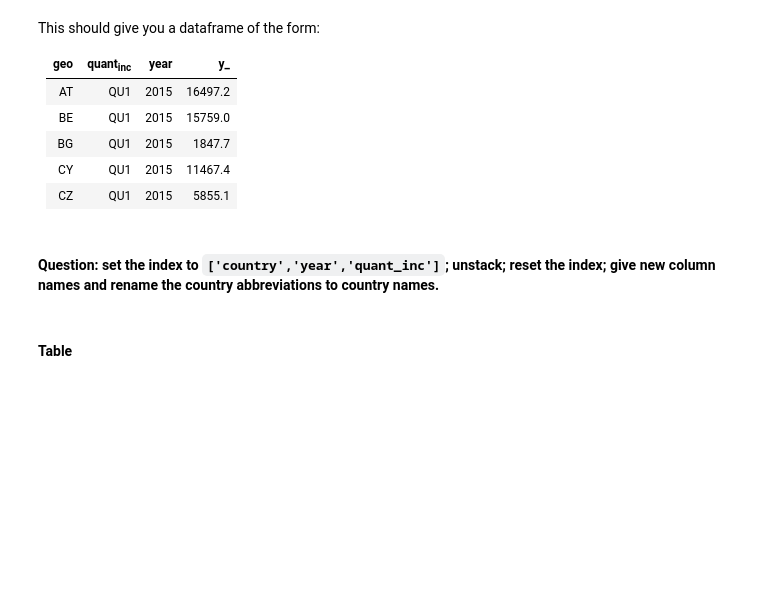
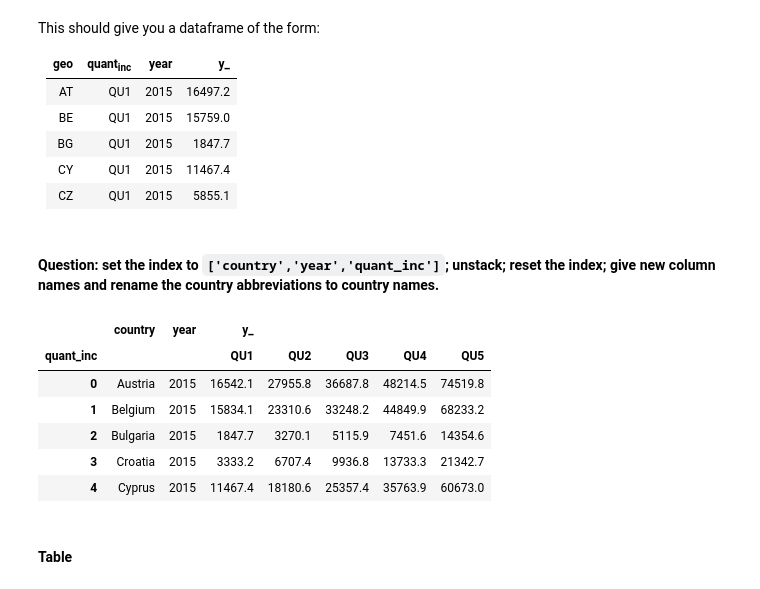
Before and after one commit to cejkiebo/msc_datascience, a Jupyter notebook: hacking_part_2.ipynb, the cells around one changed output. Saved outputs shown, nothing was run; the diff lists cells and outputs as text; code cells hidden in the pictures; blank space fills up the shorter version.

```diff
--- a/hacking_part_2.ipynb
+++ b/hacking_part_2.ipynb
@@ -379,6 +374,30 @@ This should give you a dataframe of the form:
 | CZ|QU1|2015|5855.1|
 # %% [markdown]
 #### Question: set the index to `['country','year','quant_inc']`; unstack; reset the index; give new column names and rename the country abbreviations to country names.
+# %%
+df_n['country'] = df_n['geo'].replace(eurostat_dictionary)
+df_n.drop(
+    ['geo'],
+    axis = 1,
+    inplace = True
+)
+
+df_n.set_index(
+    ["country", "year", "quant_inc"],
+    inplace = True
+)
+df_n = df_n.unstack()
+df_n.reset_index(inplace = True)
+df_n.columns = [''.join(col).strip() for col in df_n.columns.values]
+df_n.head()
+# %% [output]
+|  | country | year | y_ |  |  |  |  |
+| quant_inc |  |  | QU1 | QU2 | QU3 | QU4 | QU5 |
+| 0 | Austria | 2015 | 16542.1 | 27955.8 | 36687.8 | 48214.5 | 74519.8 |
+| 1 | Belgium | 2015 | 15834.1 | 23310.6 | 33248.2 | 44849.9 | 68233.2 |
+| 2 | Bulgaria | 2015 | 1847.7 | 3270.1 | 5115.9 | 7451.6 | 14354.6 |
+| 3 | Croatia | 2015 | 3333.2 | 6707.4 | 9936.8 | 13733.3 | 21342.7 |
+| 4 | Cyprus | 2015 | 11467.4 | 18180.6 | 25357.4 | 35763.9 | 60673.0 |
 # %% [markdown]
 #### Table
 # %% [markdown]
```
Also changed, not shown: parts of 4 cells of this notebook.
